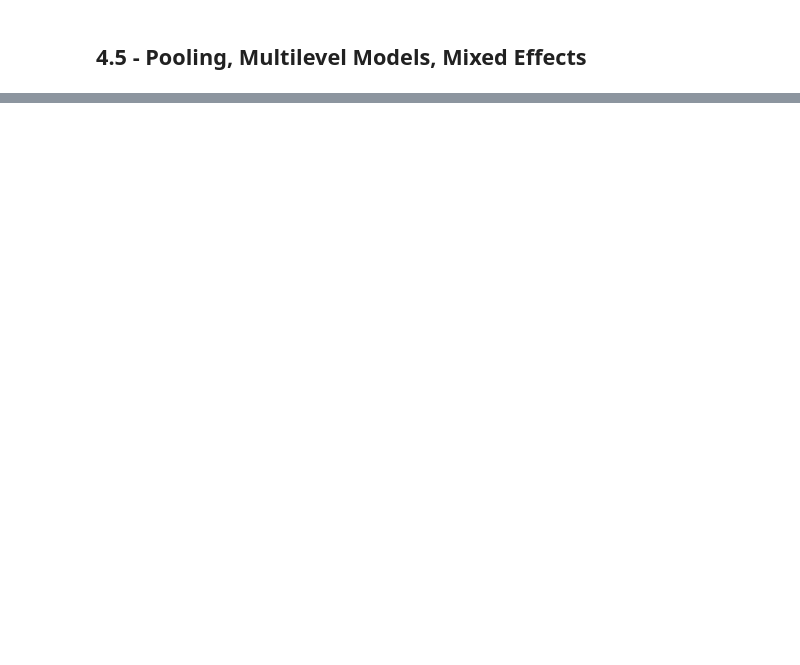
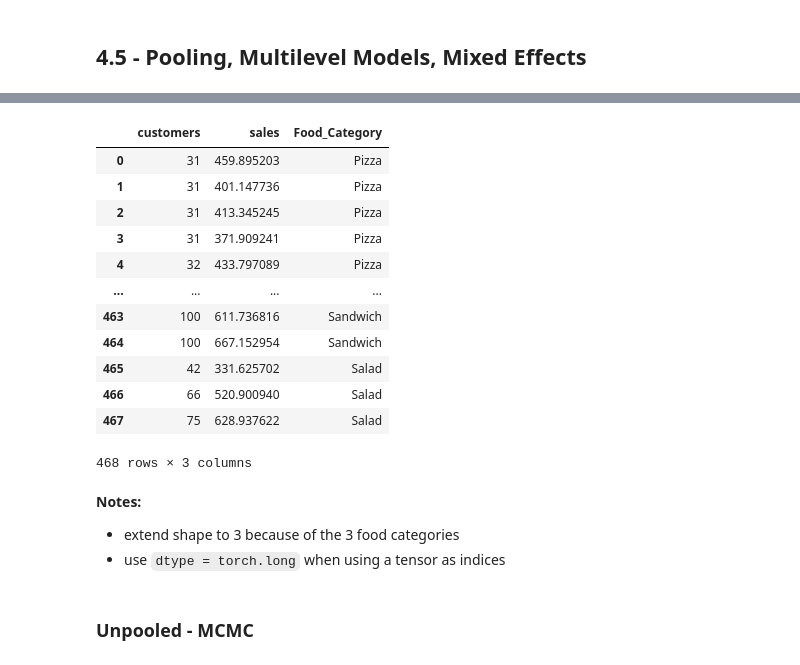
Before and after one commit to GStechschulte/books-with-code, a Jupyter notebook: bmcp/ch_4_pyro.ipynb, the cells around one changed output, grey strips where cells are left out. Saved outputs shown, nothing was run; the diff lists cells and outputs as text; code cells hidden in the pictures; blank space fills up the shorter version.

```diff
--- a/bmcp/ch_4_pyro.ipynb
+++ b/bmcp/ch_4_pyro.ipynb
@@ -213,2 +310,29 @@ plt.show()
 # %% [markdown]
 ## 4.5 - Pooling, Multilevel Models, Mixed Effects
+# %%
+def generate_sales(*, days, mean, std, label):
+    """code taken from authors / book"""
+    np.random.seed(0)
+    df = pd.DataFrame(index=range(1, days+1), columns=["customers", "sales"])
+    for day in range(1, days+1):
+        num_customers = stats.randint(30, 100).rvs()+1
+
+        # This is correct as there is an independent draw for each customers orders
+        dollar_sales = stats.norm(mean, std).rvs(num_customers).sum()
+
+        df.loc[day, "customers"] = num_customers
+        df.loc[day, "sales"] = dollar_sales
+
+    # Fix the types as not to cause Theano errors
+    df = df.astype({'customers': 'int32', 'sales': 'float32'})
+
+    # Sorting will make plotting the posterior predictive easier later
+    df["Food_Category"] = label
+    df = df.sort_values("customers")
+
+    return df
+# %%
+pizza_df = generate_sales(days=365, mean=13, std=5, label="Pizza")
+sandwich_df = generate_sales(days=100, mean=6, std=5, label="Sandwich")
+salad_days = 3
+salad_df = generate_sales(days=salad_days, mean=8 ,std=3, label="Salad")
@@ -214,0 +352,18 @@ plt.show()
+# %%
+sales_df = pd.concat([pizza_df, sandwich_df, salad_df]).reset_index(drop=True)
+sales_df["Food_Category"] = pd.Categorical(sales_df["Food_Category"])
+sales_df
+# %% [output]
+|  | customers | sales | Food_Category |
+| 0 | 31 | 459.895203 | Pizza |
+| 1 | 31 | 401.147736 | Pizza |
+| 2 | 31 | 413.345245 | Pizza |
+| 3 | 31 | 371.909241 | Pizza |
+| 4 | 32 | 433.797089 | Pizza |
+| ... | ... | ... | ... |
+| 463 | 100 | 611.736816 | Sandwich |
+| 464 | 100 | 667.152954 | Sandwich |
+| 465 | 42 | 331.625702 | Salad |
+| 466 | 66 | 520.900940 | Salad |
+| 467 | 75 | 628.937622 | Salad |
+468 rows × 3 columns
@@ -214,0 +374,7 @@ plt.show()
+# %% [markdown]
+**Notes:**
+
+- extend shape to 3 because of the 3 food categories
+- use `dtype = torch.long` when using a tensor as indices
+# %% [markdown]
+### Unpooled - MCMC
```
Also changed, not shown: parts of 33 cells of this notebook.
